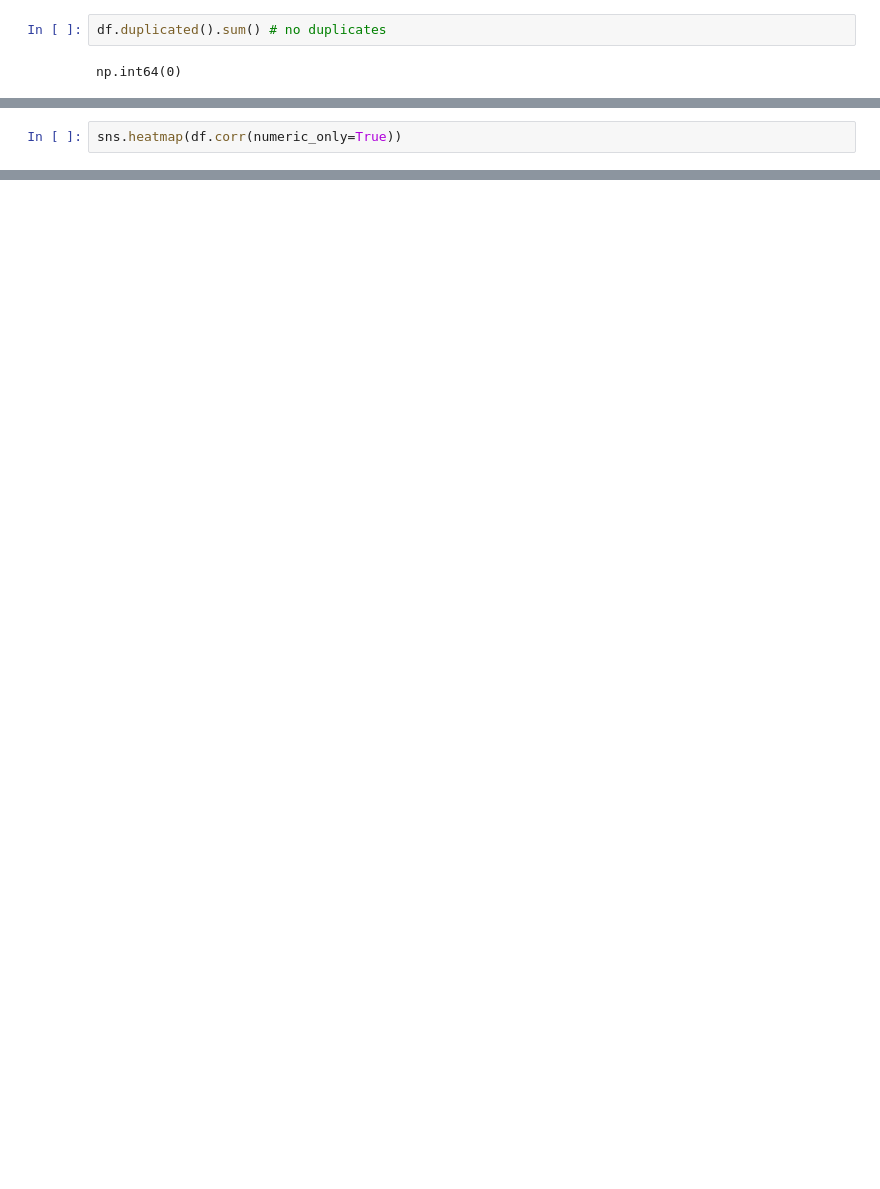
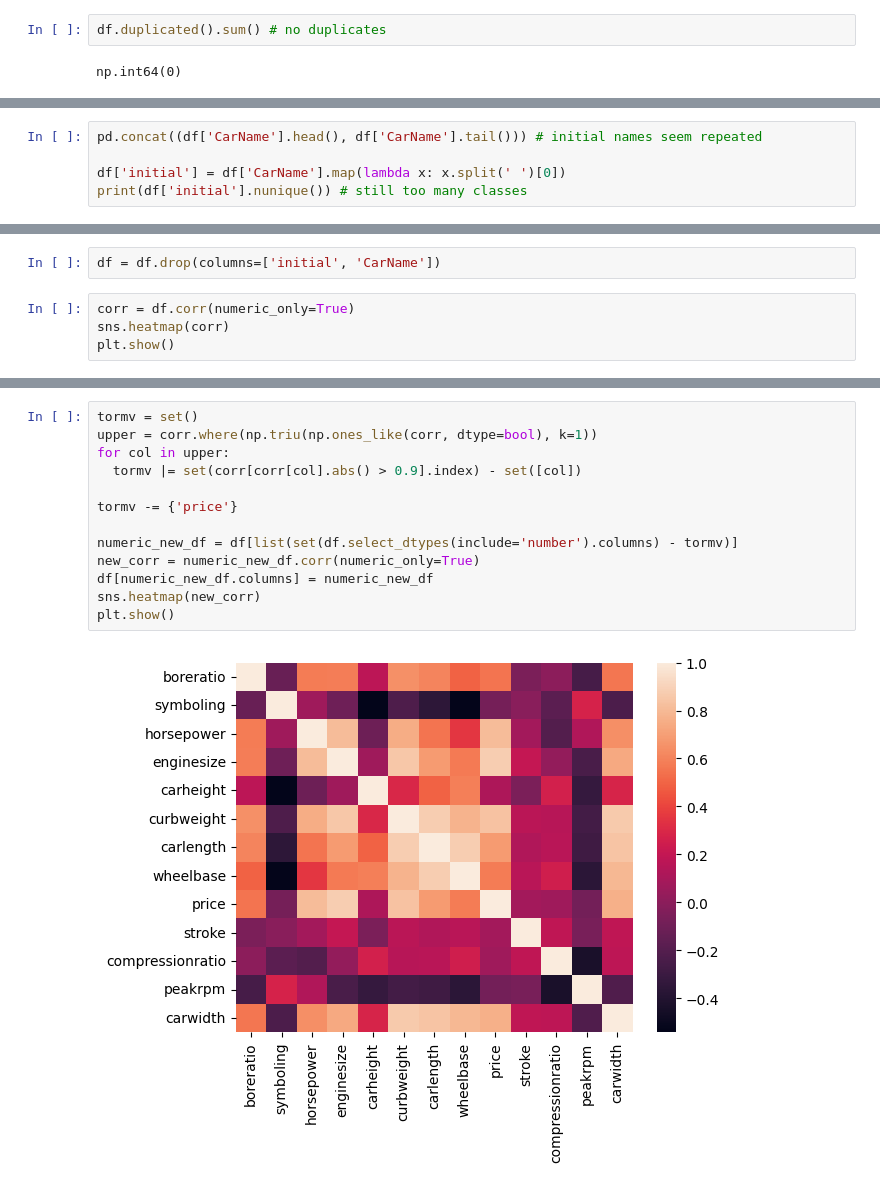
Before and after one commit to fasihh/mlFall25, a Jupyter notebook: Labs/08/q01.ipynb, the cells around one changed output, grey strips where cells are left out. Cells and saved outputs as stored; diff of their text form; blank space fills up the shorter version.

```diff
--- a/Labs/08/q01.ipynb
+++ b/Labs/08/q01.ipynb
@@ -66,0 +65,5 @@ fuelsystem
+# %%
+pd.concat((df['CarName'].head(), df['CarName'].tail())) # initial names seem repeated
+
+df['initial'] = df['CarName'].map(lambda x: x.split(' ')[0])
+print(df['initial'].nunique()) # still too many classes
@@ -67,3 +72,7 @@ fuelsystem
+# %%
+df = df.drop(columns=['initial', 'CarName'])
 # %%
-sns.heatmap(df.corr(numeric_only=True))
+corr = df.corr(numeric_only=True)
+sns.heatmap(corr)
+plt.show()
 # %% [output]
@@ -71 +79,16 @@ sns.heatmap(df.corr(numeric_only=True))
 [figure]
+# %%
+tormv = set()
+upper = corr.where(np.triu(np.ones_like(corr, dtype=bool), k=1))
+for col in upper:
+  tormv |= set(corr[corr[col].abs() > 0.9].index) - set([col])
+
+tormv -= {'price'}
+
+numeric_new_df = df[list(set(df.select_dtypes(include='number').columns) - tormv)]
+new_corr = numeric_new_df.corr(numeric_only=True)
+df[numeric_new_df.columns] = numeric_new_df
+sns.heatmap(new_corr)
+plt.show()
+# %% [output]
+[figure, added]
```
Also changed, not shown: parts of 7 cells of this notebook.
